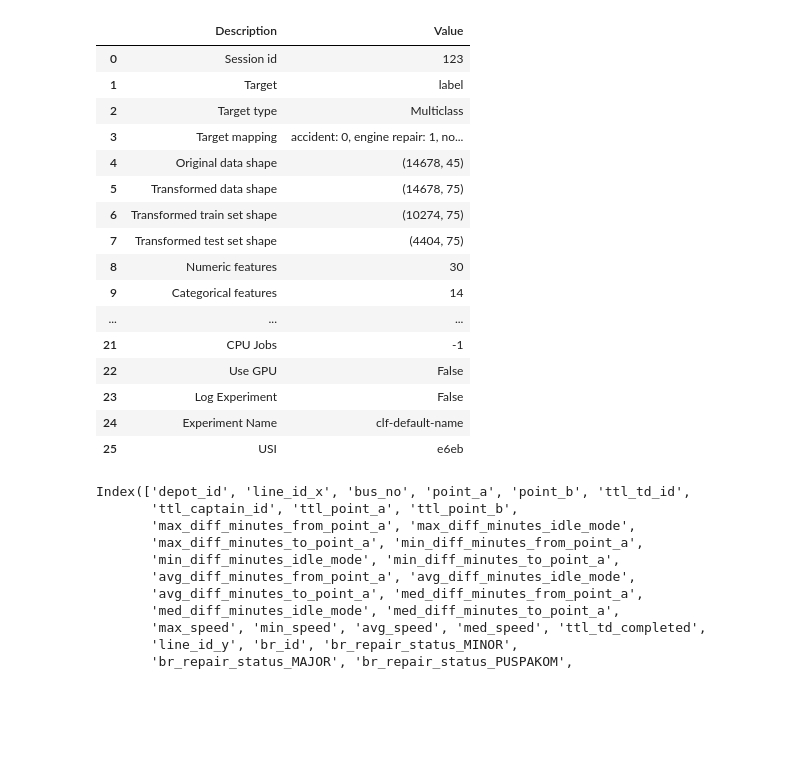
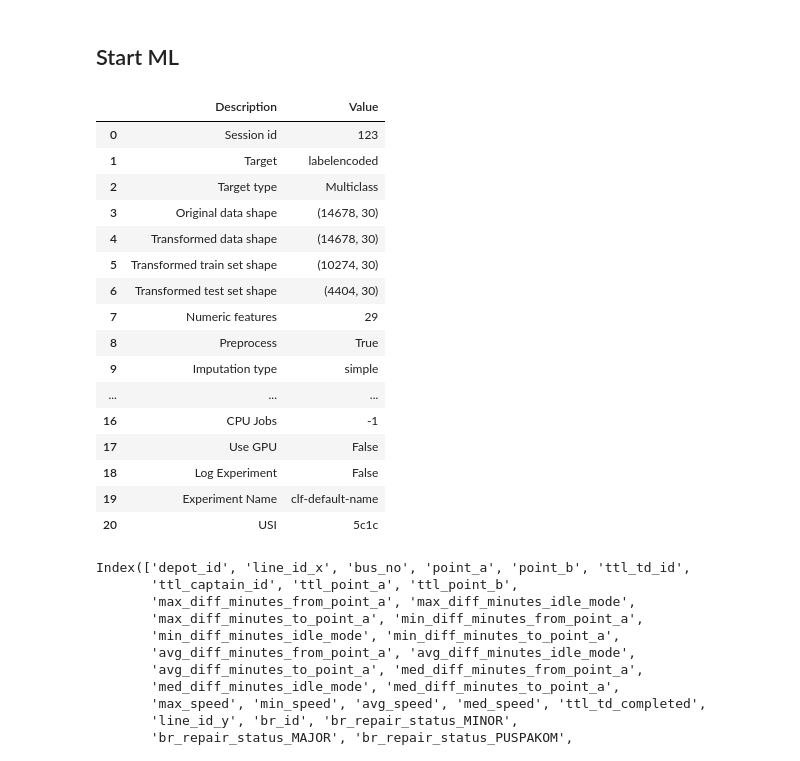
Before and after one commit to izardy/myrapid-backend, a Jupyter notebook: ml/RapidKL_Hackathon_Predict_Label2.ipynb, the cells around one changed output. Saved outputs shown, nothing was run; the diff lists cells and outputs as text; code cells hidden in the pictures; blank space fills up the shorter version.

```diff
--- a/ml/RapidKL_Hackathon_Predict_Label2.ipynb
+++ b/ml/RapidKL_Hackathon_Predict_Label2.ipynb
@@ -25,0 +72,7 @@ Index(['ope_date', 'depot_id', 'line_id_x', 'bus_no', 'point_a', 'point_b',
+# %%
+# encode 1
+# bus label
+data.cc = pd.Categorical(data.label)
+data['labelencoded'] = data.cc.codes
+data = data.drop('label',axis=1)
+print(data.labelencoded.value_counts())
@@ -25,0 +85,7 @@ Index(['ope_date', 'depot_id', 'line_id_x', 'bus_no', 'point_a', 'point_b',
+# %%
+# encode 2
+# bus id
+data.cc = pd.Categorical(data.bus_no)
+data['busencoded'] = data.cc.codes
+data = data.drop('bus_no',axis=1)
+print(data.busencoded.value_counts())
@@ -25,0 +187,2 @@ Index(['ope_date', 'depot_id', 'line_id_x', 'bus_no', 'point_a', 'point_b',
+# %%
+data.fillna(0,inplace=True)
@@ -44,24 +223,26 @@ data = data.drop(['acc_date'], axis=1)
+# %% [markdown]
+## Start ML
 # %%
 from pycaret.classification import *
-s = setup(data, target = 'label', session_id = 123,normalize = True, normalize_method = 'minmax')
+s = setup(data, target = 'labelencoded', session_id = 123,normalize = True, normalize_method = 'minmax')
 # %% [output]
 |  | Description | Value |
 | 0 | Session id | 123 |
-| 1 | Target | label |
+| 1 | Target | labelencoded |
 | 2 | Target type | Multiclass |
-| 3 | Target mapping | accident: 0, engine repair: 1, no... |
-| 4 | Original data shape | (14678, 45) |
-| 5 | Transformed data shape | (14678, 75) |
-| 6 | Transformed train set shape | (10274, 75) |
-| 7 | Transformed test set shape | (4404, 75) |
-| 8 | Numeric features | 30 |
-| 9 | Categorical features | 14 |
+| 3 | Original data shape | (14678, 30) |
+| 4 | Transformed data shape | (14678, 30) |
+| 5 | Transformed train set shape | (10274, 30) |
+| 6 | Transformed test set shape | (4404, 30) |
+| 7 | Numeric features | 29 |
+| 8 | Preprocess | True |
+| 9 | Imputation type | simple |
 | ... | ... | ... |
-| 21 | CPU Jobs | -1 |
-| 22 | Use GPU | False |
-| 23 | Log Experiment | False |
-| 24 | Experiment Name | clf-default-name |
-| 25 | USI | e6eb |
+| 16 | CPU Jobs | -1 |
+| 17 | Use GPU | False |
+| 18 | Log Experiment | False |
+| 19 | Experiment Name | clf-default-name |
+| 20 | USI | 5c1c |
 # %%
 get_config('X_train_transformed').columns
 # %% [output]
```
Also changed, not shown: parts of 17 cells of this notebook.
